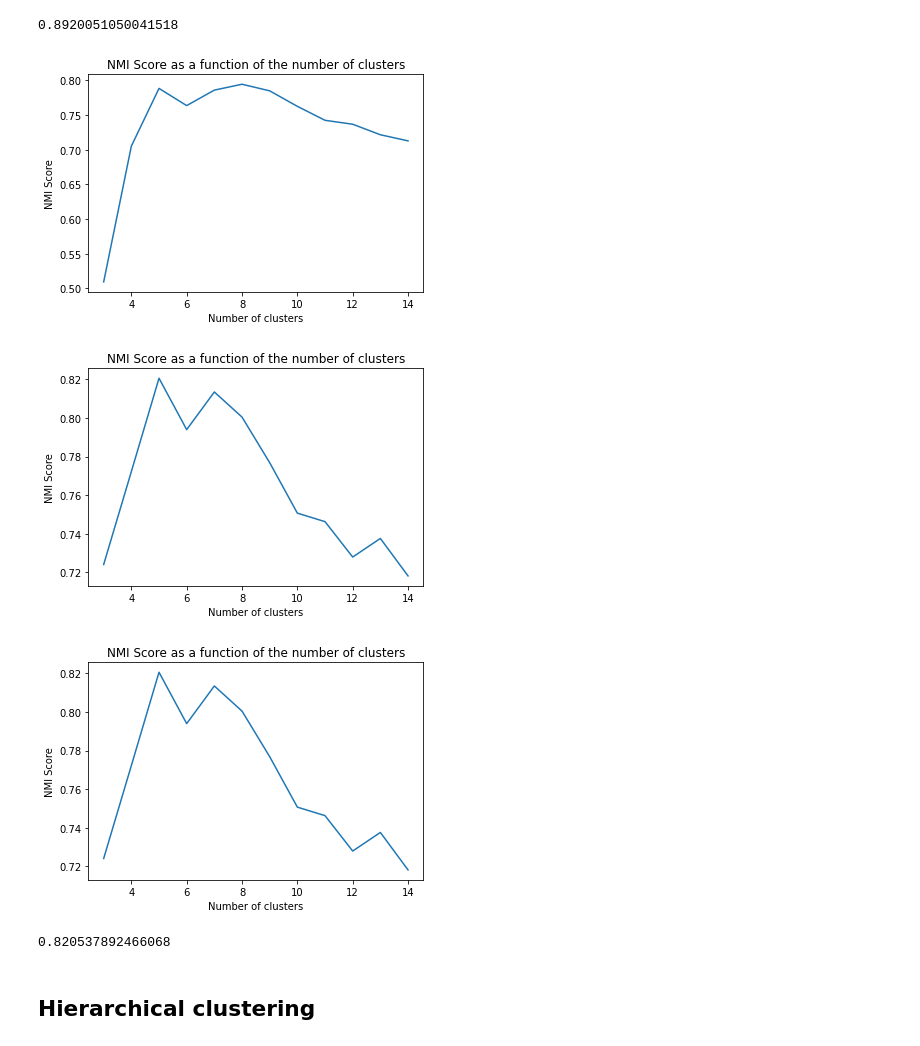
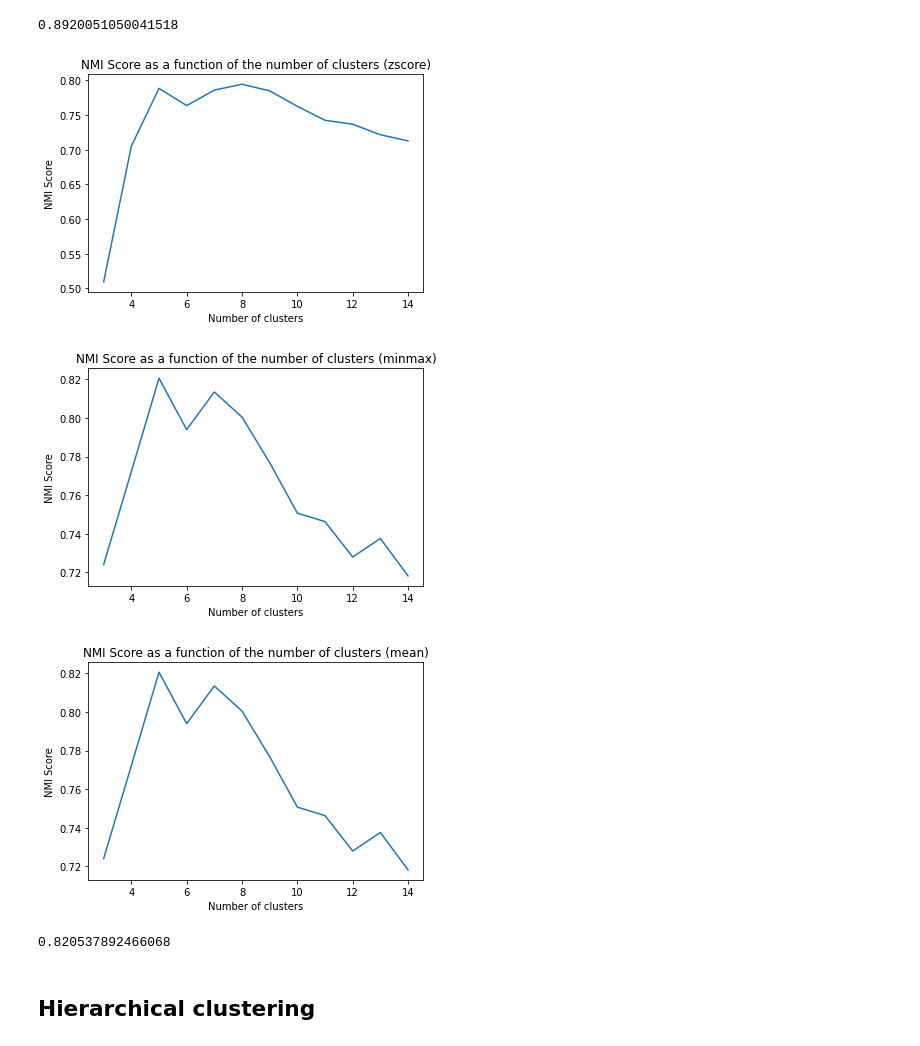
Before and after one commit to breno-aberle/data-mining-clustering-project, a Jupyter notebook: dm_project_code.ipynb, the cells around one changed output. Cells and saved outputs as stored; diff of their text form; code cells hidden in the pictures.

```diff
--- a/dm_project_code.ipynb
+++ b/dm_project_code.ipynb
@@ -89,25 +75,25 @@ print(max(scores))
 [figure]
 0.8920051050041518
 # %%
-for genedata_reduced in genedatas_reduced:
+for genedata_reduced, method in zip(genedatas_reduced, datasets):
     scores = []
     n_clusters = range(3, 15)
     truth = genedata['class'].values - 1
     for k in tqdm(n_clusters):
         preds, km = kmeans(genedata_reduced, k)
         score = nmi(truth, preds, k)
         scores.append(score)
     plt.plot(n_clusters, scores)
     plt.xlabel("Number of clusters")
     plt.ylabel("NMI Score")
-    plt.title("NMI Score as a function of the number of clusters")
+    plt.title("NMI Score as a function of the number of clusters (" + method + ")")
     plt.show()
 
     print(max(scores))
 # %% [output]
-[figure, old version]
+[figure, new version]
-[figure, old version]
+[figure, new version]
-[figure, old version]
+[figure, new version]
 0.820537892466068
 # %% [markdown]
 ## Hierarchical clustering
```
Also changed, not shown: parts of 6 cells of this notebook, 1 other file.
